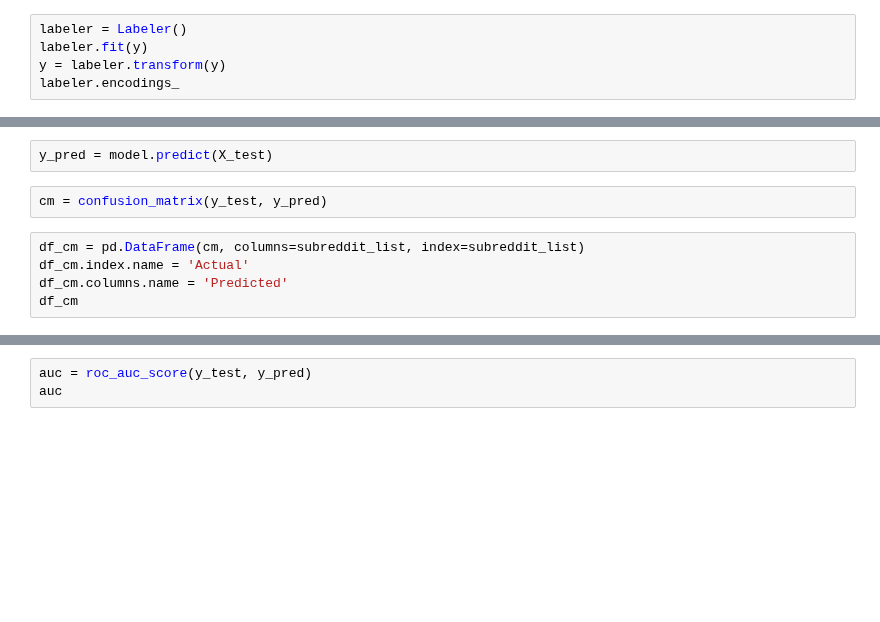
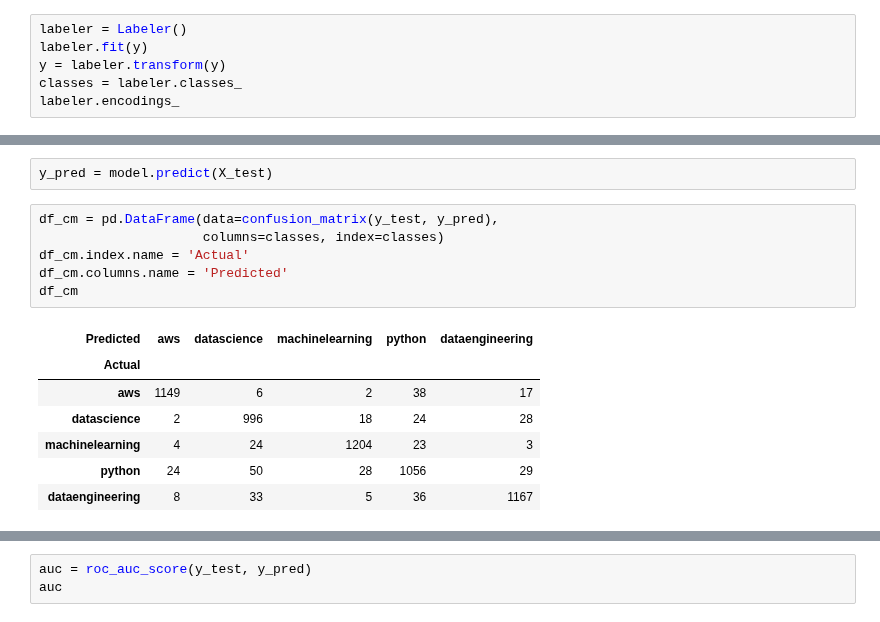
Before and after one commit to datapointchris/reddit-nlp, a Jupyter notebook: DS_coefficients and stats.ipynb, the cells around one changed output, grey strips where cells are left out. Drawn from its saved outputs; the diff is of its cells as text; blank space fills up the shorter version.

```diff
--- a/DS_coefficients and stats.ipynb
+++ b/DS_coefficients and stats.ipynb
@@ -78,6 +87,7 @@ y = df['subreddit']
 labeler = Labeler()
 labeler.fit(y)
 y = labeler.transform(y)
+classes = labeler.classes_
 labeler.encodings_
 # %% [output]
 {'aws': 0,
@@ -157,11 +147,18 @@ for sub, df in coef_dict.items():
 # Predictions
 # %%
 y_pred = model.predict(X_test)
-# %%
-cm = confusion_matrix(y_test, y_pred)
 # %%
-df_cm = pd.DataFrame(cm, columns=subreddit_list, index=subreddit_list)
+df_cm = pd.DataFrame(data=confusion_matrix(y_test, y_pred),
+                     columns=classes, index=classes)
 df_cm.index.name = 'Actual'
 df_cm.columns.name = 'Predicted'
 df_cm
+# %% [output]
+| Predicted | aws | datascience | machinelearning | python | dataengineering |
+| Actual |  |  |  |  |  |
+| aws | 1149 | 6 | 2 | 38 | 17 |
+| datascience | 2 | 996 | 18 | 24 | 28 |
+| machinelearning | 4 | 24 | 1204 | 23 | 3 |
+| python | 24 | 50 | 28 | 1056 | 29 |
+| dataengineering | 8 | 33 | 5 | 36 | 1167 |
 # %%
```
Also changed, not shown: parts of 16 cells of this notebook.
